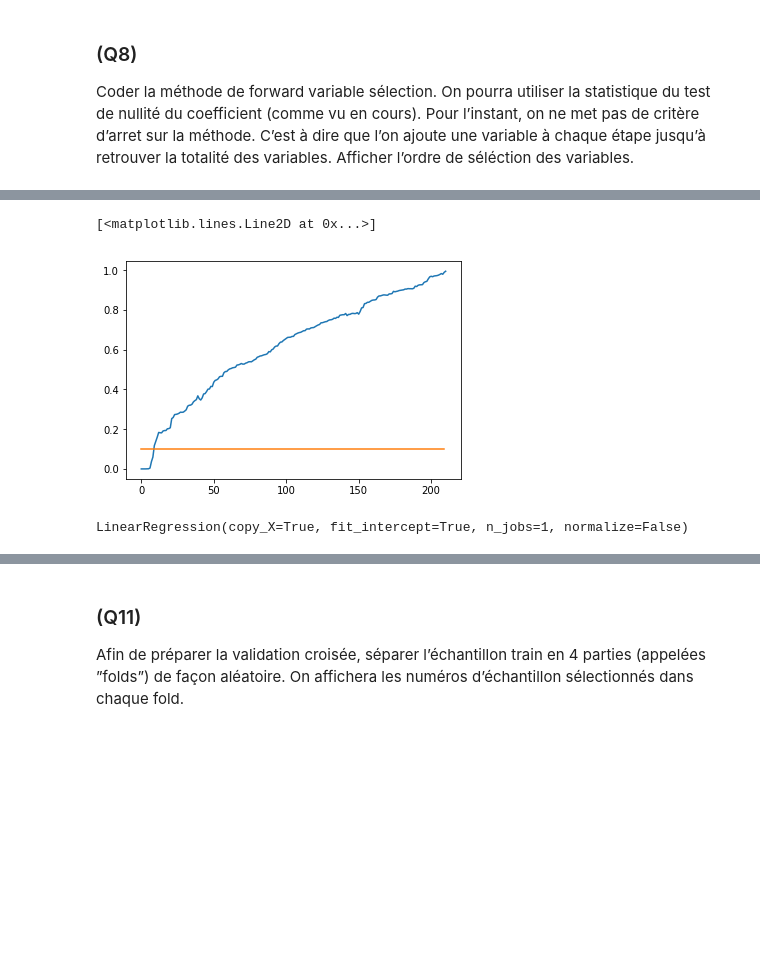
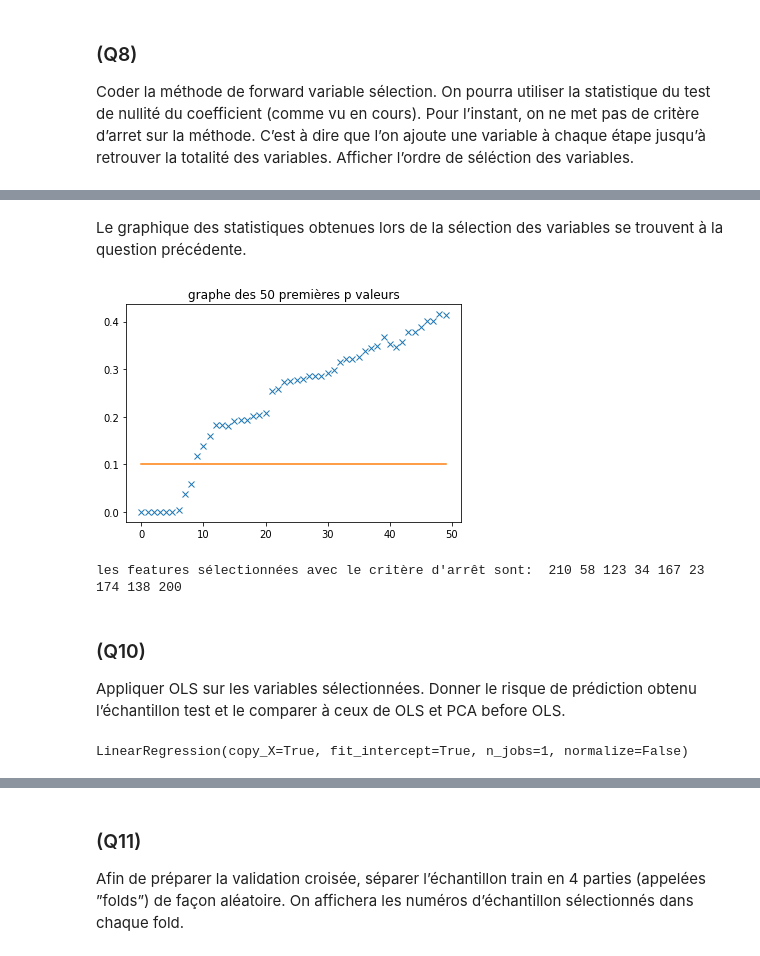
Before and after one commit to MSBigData2019/Benoit_SdeMenthiere, a Jupyter notebook: stats/TP3.ipynb, the cells around one changed output, grey strips where cells are left out. Cells and saved outputs as stored; diff of their text form; code cells hidden in the pictures; blank space fills up the shorter version.

```diff
--- a/stats/TP3.ipynb
+++ b/stats/TP3.ipynb
@@ -248,6 +234,7 @@ C’est à dire que l’on ajoute une variable à chaque étape jusqu’à retro
 Afficher l’ordre de séléction des variables.
 # %%
 def regr(col, y_):
+    '''Pour une colonne donnée on calcule la statistique et la p valeur associée au test r = X_k*theta_k'''
     gram = col.T @ col
     n = len(y_)
     rg = np.linalg.matrix_rank(gram)
@@ -261,6 +248,7 @@ def regr(col, y_):
     return T_stat, pval
 # %%
 def features_selection(df, target):
+    '''On calcule les pvaleurs associées à chacune des colonnes'''
     regression =  [regr(col, target) for col in [df[[col]] for col in df.columns]]
     pvals = np.array(regression)[:,1]
     Tstats = np.array(regression)[:,0]
@@ -277,23 +269,25 @@ pvals = []
 pvals_selected = []
 features_selected = []
 flag = True
+plots = []
 while not data.empty:
     regr_ = features_selection(data, r)
     mini = min(regr_[1])
+    if len(features) <= 3:
+        plt.figure()
+        plt.plot(regr_[0].reshape(-1,1))
+        plt.title('pvaleurs de chacune des colonnes lors de la {}e itération'.format(len(features)))
+    pvals.append(mini)
+    col = data.columns[regr_[1].tolist().index(mini)]
     if mini < 0.1 and flag:
         pvals_selected.append(mini)
         features_selected.append(col)
     else:
         flag = False
-    if len(features) <= 3:
-        plt.plot(regr_[0].reshape(-1,1))
-    pvals.append(mini)
-    col = data.columns[regr_[1].tolist().index(mini)]
     lr_ = LinearRegression()
     lr_.fit(concat[col].values.reshape(-1,1), r)
     theta.append(lr_.coef_[0])
     r -= concat[col].apply(lambda x : x*theta[-1])
     data = data.drop(columns=col)
     features.append(col)
-plt.show()
 # %% [output]
@@ -309,8 +311,25 @@ features_selected = [58, 123, 84, 172, 43, 187, 110, 14, 208, 133, 41, 87]
+# %% [markdown]
+Le graphique des statistiques obtenues lors de la sélection des variables se trouvent à la question précédente.
 # %%
-plt.plot(np.array(pvals).ravel())
-plt.plot([0.1]*210)
+plt.plot(np.array(pvals[:50]).ravel(), 'x')
+plt.plot([0.1]*50)
+plt.title("graphe des 50 premières p valeurs")
+plt.show()
 # %% [output]
-[<matplotlib.lines.Line2D at 0x...>]
-[figure, old version]
+[figure, new version]
+# %%
+print("les features sélectionnées avec le critère d'arrêt sont: ", *features_selected)
+# %% [output]
+les features sélectionnées avec le critère d'arrêt sont:  210 58 123 34 167 23 174 138 200
+# %% [markdown]
+### (Q10)
+Appliquer OLS sur les variables sélectionnées. Donner le risque de prédiction obtenu l’échantillon
+test et le comparer à ceux de OLS et PCA before OLS.
 # %%
 x_selected = concat[features_selected]
+
+lr_selected = LinearRegression()
+
+lr_selected.fit(x_selected, y_train)
+# %% [output]
+LinearRegression(copy_X=True, fit_intercept=True, n_jobs=1, normalize=False)
@@ -319,6 +336,2 @@ lr_selected = LinearRegression()
-# %%
-lr_selected.fit(x_selected, y_train)
-# %% [output]
-LinearRegression(copy_X=True, fit_intercept=True, n_jobs=1, normalize=False)
 # %%
 concat_test = pd.concat([x_test, pd.Series(np.ones(len(x_test)), name= 210, index=x_test.index)], axis = 1)
```
Also changed, not shown: parts of 79 cells of this notebook, 1 other file.
